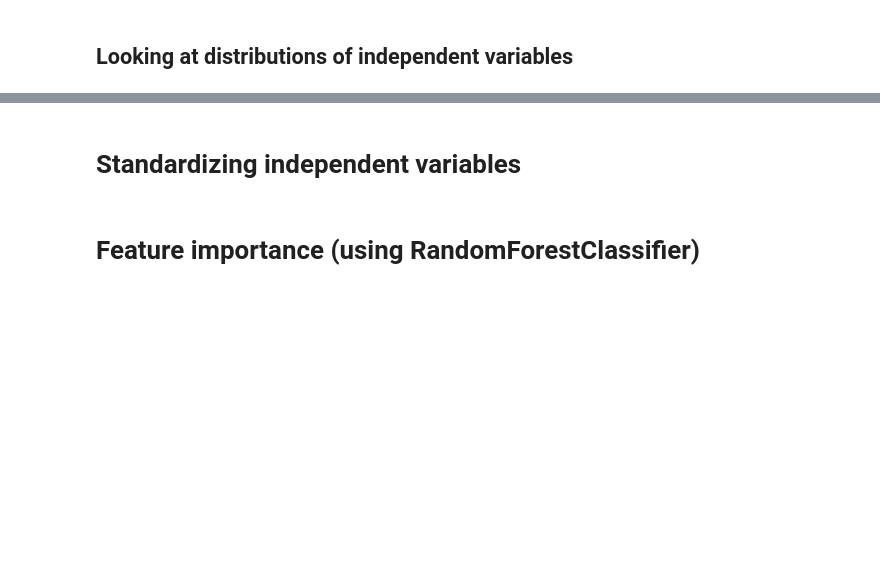
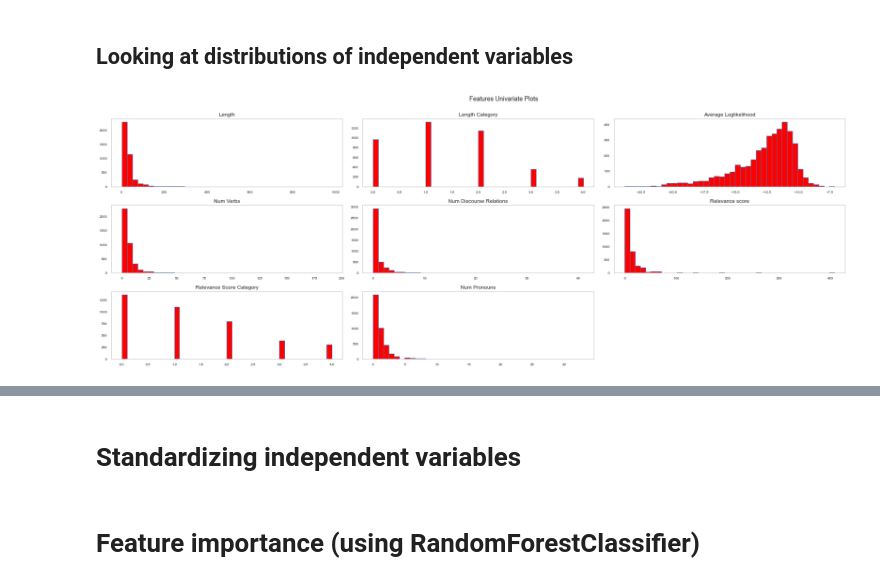
Before and after one commit to CJianYu98/Covid-19-Singapore-Analysis, a Jupyter notebook: Data Preparation/Valuable_Comments/models.ipynb, the cells around one changed output, grey strips where cells are left out. Drawn from its saved outputs; the diff is of its cells as text; code cells hidden in the pictures; blank space fills up the shorter version.

```diff
--- a/Data Preparation/Valuable_Comments/models.ipynb
+++ b/Data Preparation/Valuable_Comments/models.ipynb
@@ -50,7 +61,9 @@ validation_features_created.to_csv(f'{path_parent}/Data/Thoughtful Comments/vali
 # %%
 path_parent = os.path.dirname(os.path.dirname(os.getcwd()))
 training_df = pd.read_csv(f'{path_parent}/Data/Thoughtful Comments/thoughtful_comments_final.csv')
+training_df.drop(['Unnamed: 0'], axis=1, inplace=True)
 validation_df = pd.read_csv(f'{path_parent}/Data/Thoughtful Comments/validation_comments_final.csv')
+validation_df.drop(['Unnamed: 0'], axis=1, inplace=True)
 # %% [markdown]
 # EDA
 # %%
@@ -135,7 +209,7 @@ sns.boxplot(data=training_df, y='Num Pronouns', x='Thoughtful?', ax=ax, showflie
 # %% [markdown]
 ## Looking at distributions of independent variables
 # %%
-features_list = ['Length Category', 'Average Loglikelihood', 'Num Verbs', 'Num Discourse Relations', 'Relevance score', 'Num Pronouns']
+features_list = ['Length', 'Length Category', 'Average Loglikelihood', 'Num Verbs', 'Num Discourse Relations', 'Relevance score', 'Relevance Score Category', 'Num Pronouns']
 target = 'Thoughtful?'
 
 # Function to plot distribution graphs
@@ -150,5 +224,7 @@ def eda_plots(df,features_list,plot_title,fig_size):
 
     plt.show()
 # %%
-eda_plots(df,features_list,'Features Univariate Plots',(20,7))
+eda_plots(training_df,features_list,'Features Univariate Plots',(20,7))
+# %% [output]
+[figure, added]
 # %%
```
Also changed, not shown: parts of 33 cells of this notebook, 3 other files.
